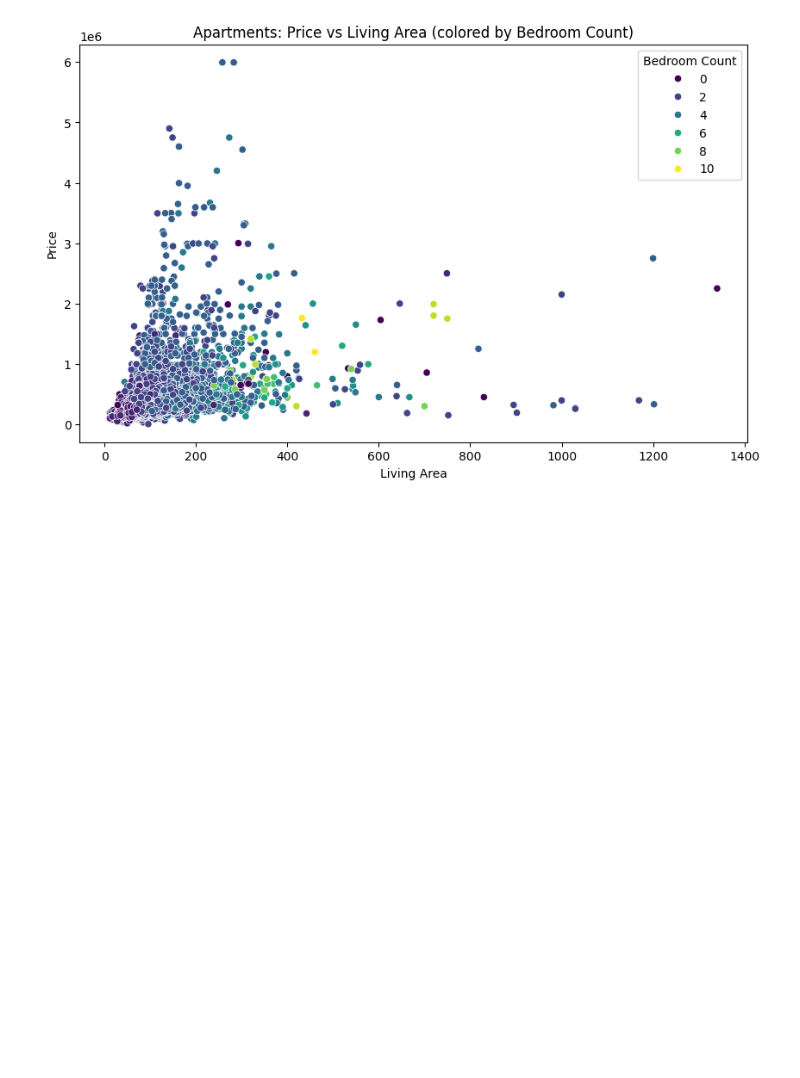
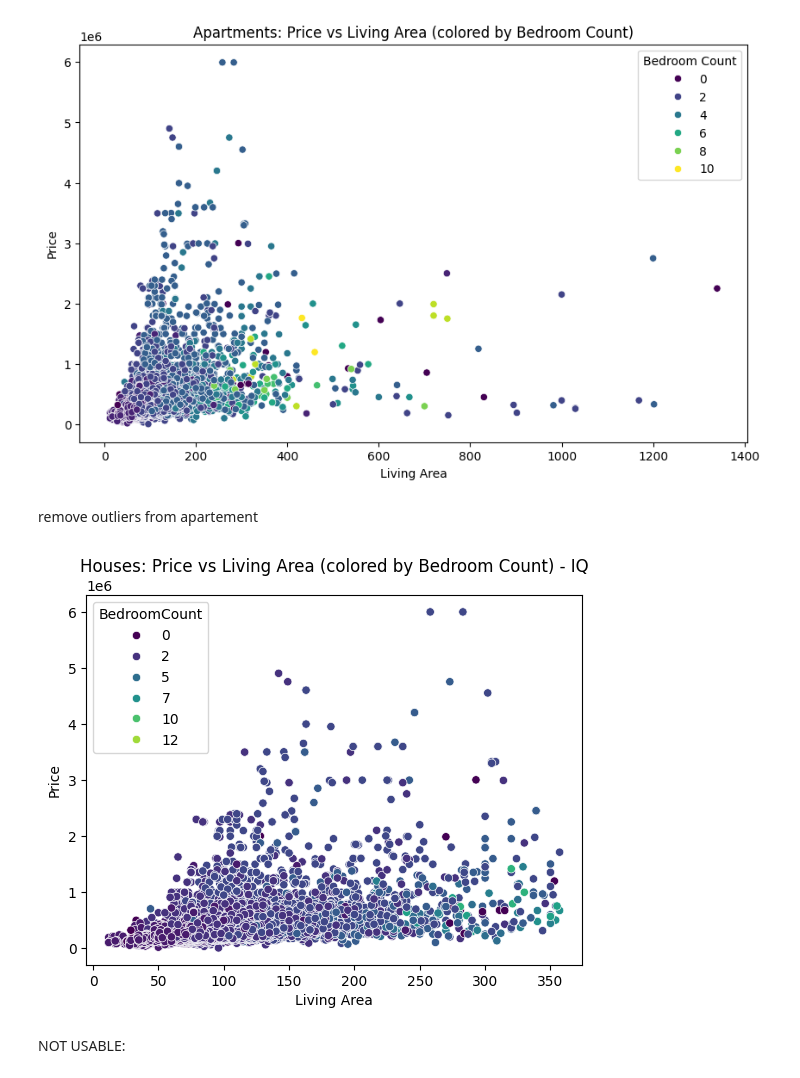
Before and after one commit to gnadela/immoeliza-analysis, a Jupyter notebook: New_notebook_Caro.ipynb, the cells around one changed output. Drawn from its saved outputs; the diff is of its cells as text; code cells hidden in the pictures; blank space fills up the shorter version.

```diff
--- a/New_notebook_Caro.ipynb
+++ b/New_notebook_Caro.ipynb
@@ -94,3 +140,29 @@ plt.legend(title='Bedroom Count', loc='upper right')
 plt.show()
 # %% [output]
 [figure]
+# %% [markdown]
+remove outliers from apartement
+# %%
+#plotmodel with IQ def
+def remove_outliers(data, column):
+    Q1 = data[column].quantile(0.25)
+    Q3 = data[column].quantile(0.75)
+    IQR = Q3 - Q1
+    lower_bound = Q1 - 1.5 * IQR
+    upper_bound = Q3 + 1.5 * IQR
+    return data[(data[column] >= lower_bound) & (data[column] <= upper_bound)]
+model_data = remove_outliers(cleaned_data, 'LivingArea')
+data_apartments = model_data[model_data['PropertySubType'] == 'Apartment']
+
+sns.scatterplot(data=data_apartments, x='LivingArea', y='Price', hue='BedroomCount', palette='viridis')
+plt.xlabel('Living Area')
+plt.ylabel('Price')
+plt.title('Houses: Price vs Living Area (colored by Bedroom Count) - IQ')
+
+
+#show plot
+plt.show()
+# %% [output]
+[figure, added]
+# %% [markdown]
+NOT USABLE:
```
Also changed, not shown: parts of 6 cells of this notebook, 2 other files.
